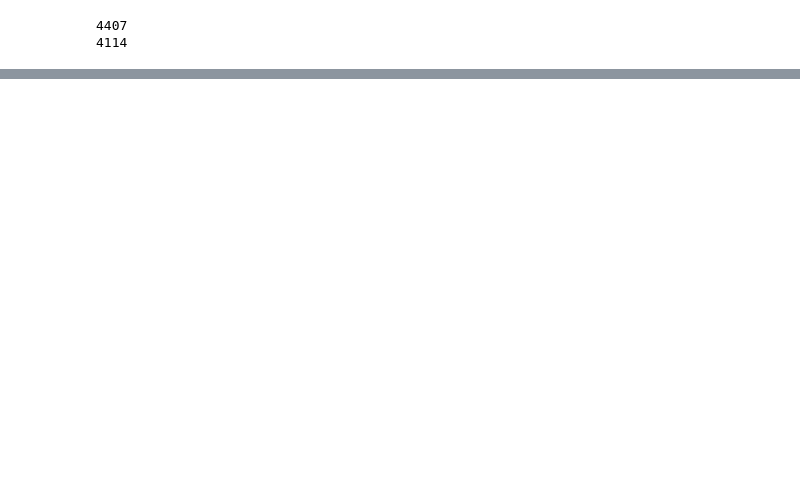
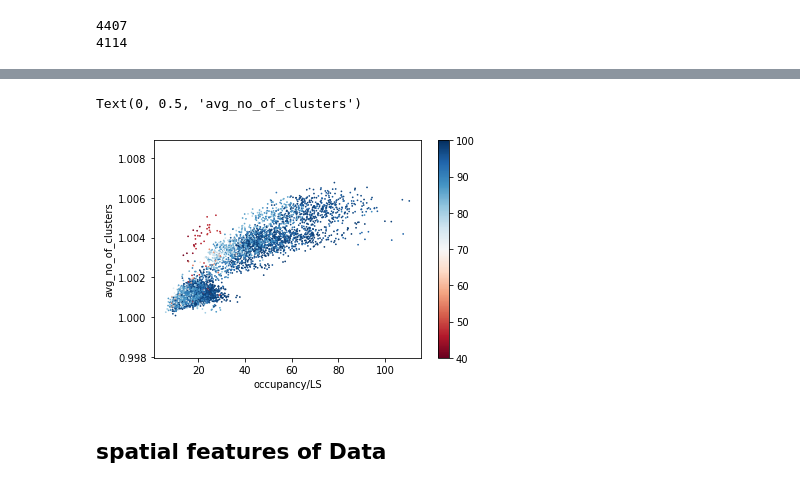
Before and after one commit to mikasmichelevicius/CMS_RPC_efficiency, a Jupyter notebook: EDA_Collisions.ipynb, the cells around one changed output, grey strips where cells are left out. Cells and saved outputs as stored; diff of their text form; code cells hidden in the pictures; blank space fills up the shorter version.

```diff
--- a/EDA_Collisions.ipynb
+++ b/EDA_Collisions.ipynb
@@ -231,0 +259,19 @@ df_hist.head()
+# %%
+# avg_no_of_clusters and occupancy/LS seem to be good features to find out
+# data points with low efficiency 50< (red points)
+cm = plt.cm.get_cmap('RdBu')
+# cm = plt.cm.get_cmap('viridis')
+name2 = 'avg_no_of_clusters'
+name1 = 'occupancy/LS'
+x = np.array(df[name1])
+y = np.array(df[name2])
+z = np.array(df['fid_eff_ch_level'])
+sc = plt.scatter(x, y, c=z, vmin=40, vmax=100, s=0.5, cmap=cm)
+plt.colorbar(sc)
+plt.xlabel(name1)
+plt.ylabel(name2)
+# %% [output]
+Text(0, 0.5, 'avg_no_of_clusters')
+[figure, added]
+# %% [markdown]
+## spatial features of Data
```
Also changed, not shown: parts of 15 cells of this notebook, 2 other files.
